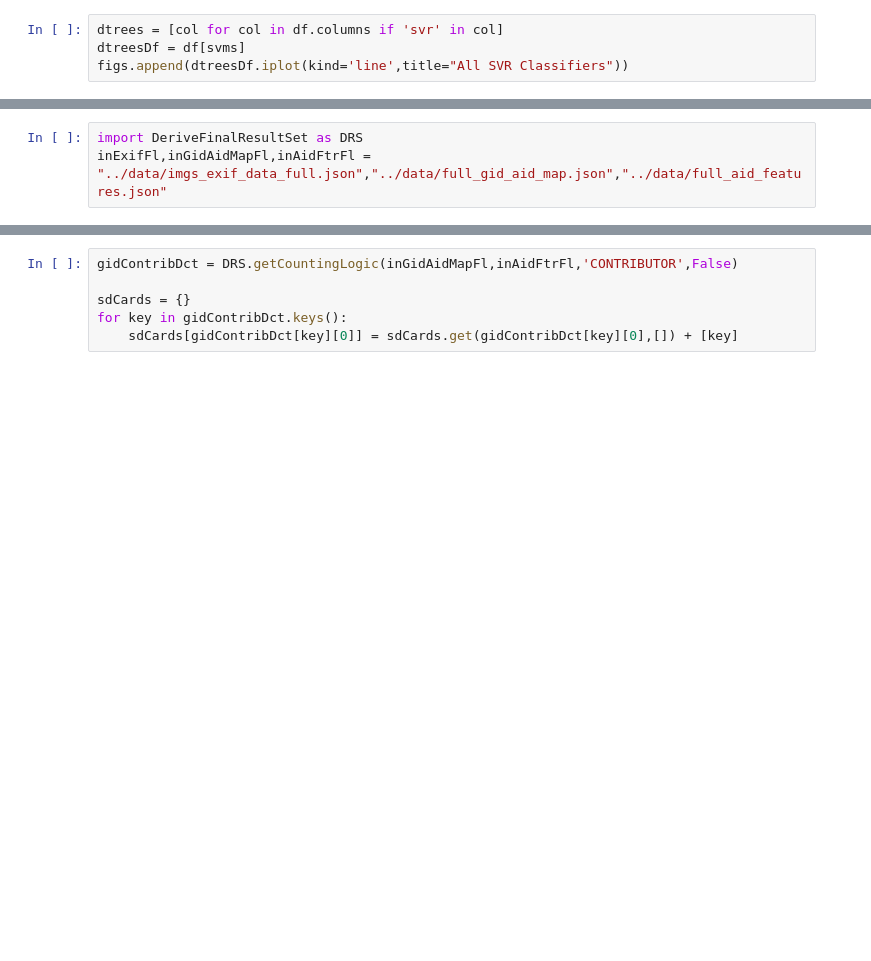
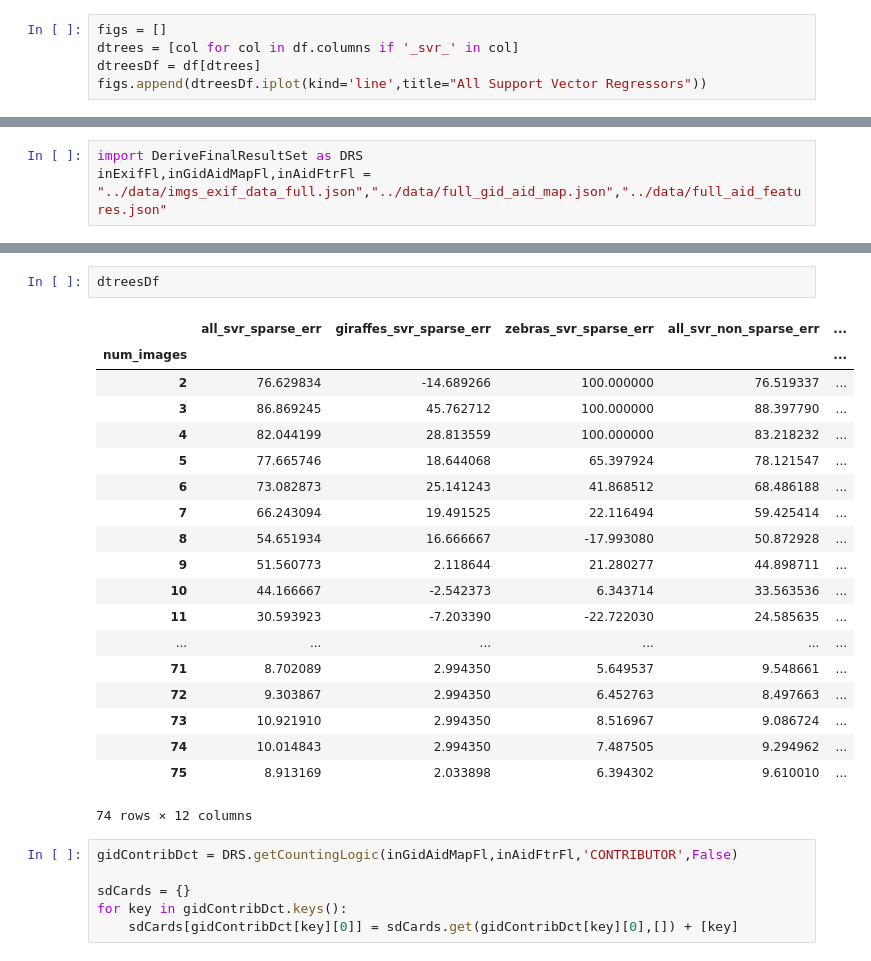
Before and after one commit to smenon8/AnimalWildlifeEstimator, a Jupyter notebook: Notebooks/PopulationEstimator_SyntheticExpts.ipynb, the cells around one changed output, grey strips where cells are left out. Cells and saved outputs as stored; diff of their text form; blank space fills up the shorter version.

```diff
--- a/Notebooks/PopulationEstimator_SyntheticExpts.ipynb
+++ b/Notebooks/PopulationEstimator_SyntheticExpts.ipynb
@@ -282,9 +282,10 @@ svms = [col for col in df.columns if 'lasso' in col]
 svmsDf = df[svms]
 figs.append(svmsDf.iplot(kind='line',title="All Lasso Regressors"))
 # %%
-dtrees = [col for col in df.columns if 'svr' in col]
-dtreesDf = df[svms]
-figs.append(dtreesDf.iplot(kind='line',title="All SVR Classifiers"))
+figs = []
+dtrees = [col for col in df.columns if '_svr_' in col]
+dtreesDf = df[dtrees]
+figs.append(dtreesDf.iplot(kind='line',title="All Support Vector Regressors"))
 # %%
 rfs = [col for col in df.columns if 'dtree_regressor' in col]
 rfsDf = df[rfs]
@@ -326,3 +341,25 @@ inExifFl,inGidAidMapFl,inAidFtrFl = "../data/imgs_exif_data_full.json","../data/
+# %%
+dtreesDf
+# %% [output]
+|  | all_svr_sparse_err | giraffes_svr_sparse_err | zebras_svr_sparse_err | all_svr_non_sparse_err | ... |
+| num_images |  |  |  |  | ... |
+| 2 | 76.629834 | -14.689266 | 100.000000 | 76.519337 | ... |
+| 3 | 86.869245 | 45.762712 | 100.000000 | 88.397790 | ... |
+| 4 | 82.044199 | 28.813559 | 100.000000 | 83.218232 | ... |
+| 5 | 77.665746 | 18.644068 | 65.397924 | 78.121547 | ... |
+| 6 | 73.082873 | 25.141243 | 41.868512 | 68.486188 | ... |
+| 7 | 66.243094 | 19.491525 | 22.116494 | 59.425414 | ... |
+| 8 | 54.651934 | 16.666667 | -17.993080 | 50.872928 | ... |
+| 9 | 51.560773 | 2.118644 | 21.280277 | 44.898711 | ... |
+| 10 | 44.166667 | -2.542373 | 6.343714 | 33.563536 | ... |
+| 11 | 30.593923 | -7.203390 | -22.722030 | 24.585635 | ... |
+| ... | ... | ... | ... | ... | ... |
+| 71 | 8.702089 | 2.994350 | 5.649537 | 9.548661 | ... |
+| 72 | 9.303867 | 2.994350 | 6.452763 | 8.497663 | ... |
+| 73 | 10.921910 | 2.994350 | 8.516967 | 9.086724 | ... |
+| 74 | 10.014843 | 2.994350 | 7.487505 | 9.294962 | ... |
+| 75 | 8.913169 | 2.033898 | 6.394302 | 9.610010 | ... |
+74 rows × 12 columns
 # %%
 gidContribDct = DRS.getCountingLogic(inGidAidMapFl,inAidFtrFl,'CONTRIBUTOR',False)
 
```
Also changed, not shown: parts of 2 cells of this notebook, 5 other files.
